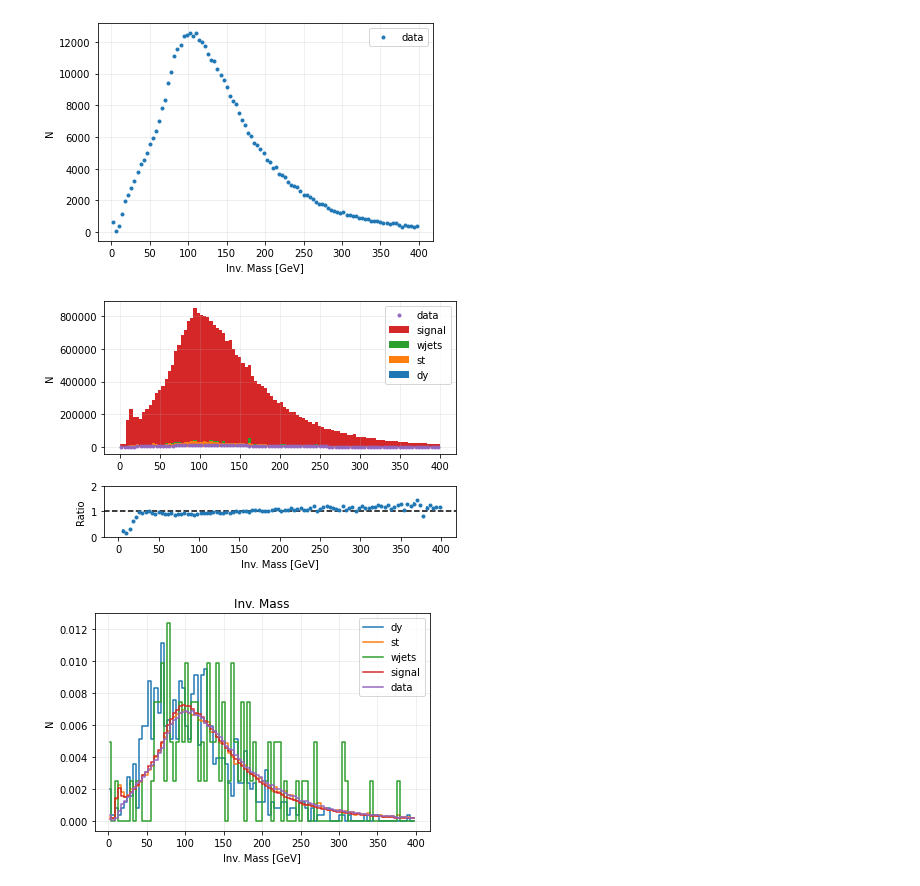
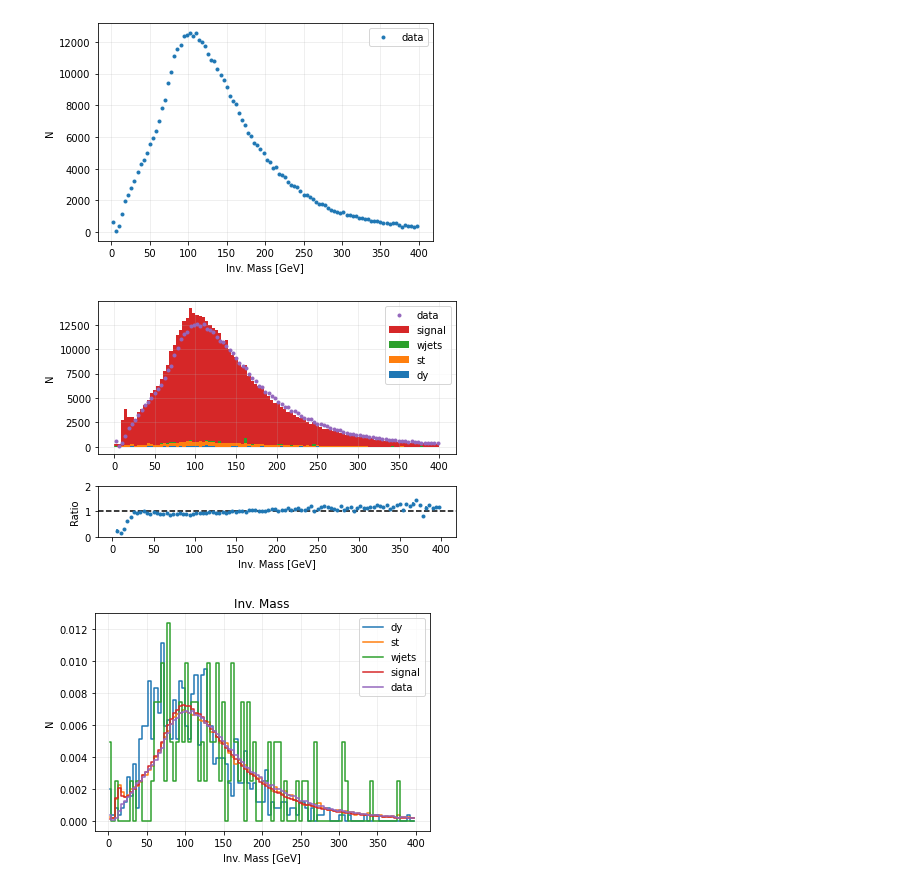
Before and after one commit to GiacomoDaMolin/TTbar, a Jupyter notebook: MC_Data_comparison.ipynb, the cells around one changed output. Saved outputs shown, nothing was run; the diff lists cells and outputs as text; code cells hidden in the pictures.

```diff
--- a/MC_Data_comparison.ipynb
+++ b/MC_Data_comparison.ipynb
@@ -160,24 +160,24 @@ plt.show()
 # %%
 fig, axs = plt.subplots(2,1, gridspec_kw={'height_ratios':[3, 1]})
 n, bins, edges = axs[0].hist([inv_mass_dy, inv_mass_st, inv_mass_wjets, inv_mass_signal],
 range=(0, 400), bins=100, histtype='stepfilled', label=['dy', 'st', 'wjets', 'signal'],
-weights = [weight_dy*59.83, weight_st*59.83, weight_wjets*59.83, weight_signal*59.83], stacked=True)
+weights = [weight_dy, weight_st, weight_wjets, weight_signal], stacked=True)
 axs[0].plot(centers, n_data,'.', label='data', )
 axs[0].grid(alpha=0.25)
 axs[0].set_ylabel('N')
 axs[0].legend()
 
 
 axs[1].errorbar(centers, ratio,yerr = 1/np.sqrt(N),fmt='.', label='ratio', )
 axs[1].set_ylim([0, 2])
 axs[1].set_xlabel('Inv. Mass [GeV]')
 axs[1].set_ylabel('Ratio')
 axs[1].axhline(1, color='k', linestyle='--')
 plt.tight_layout()
 plt.savefig('./ratio_stacked.pdf')
 plt.show()
 # %% [output]
-[figure, old version]
+[figure, new version]
 # %%
 #make uniity plots
 inv_mass_dy = dy['tout']['invMass'].array()
```
Also changed, not shown: parts of 2 cells of this notebook.
